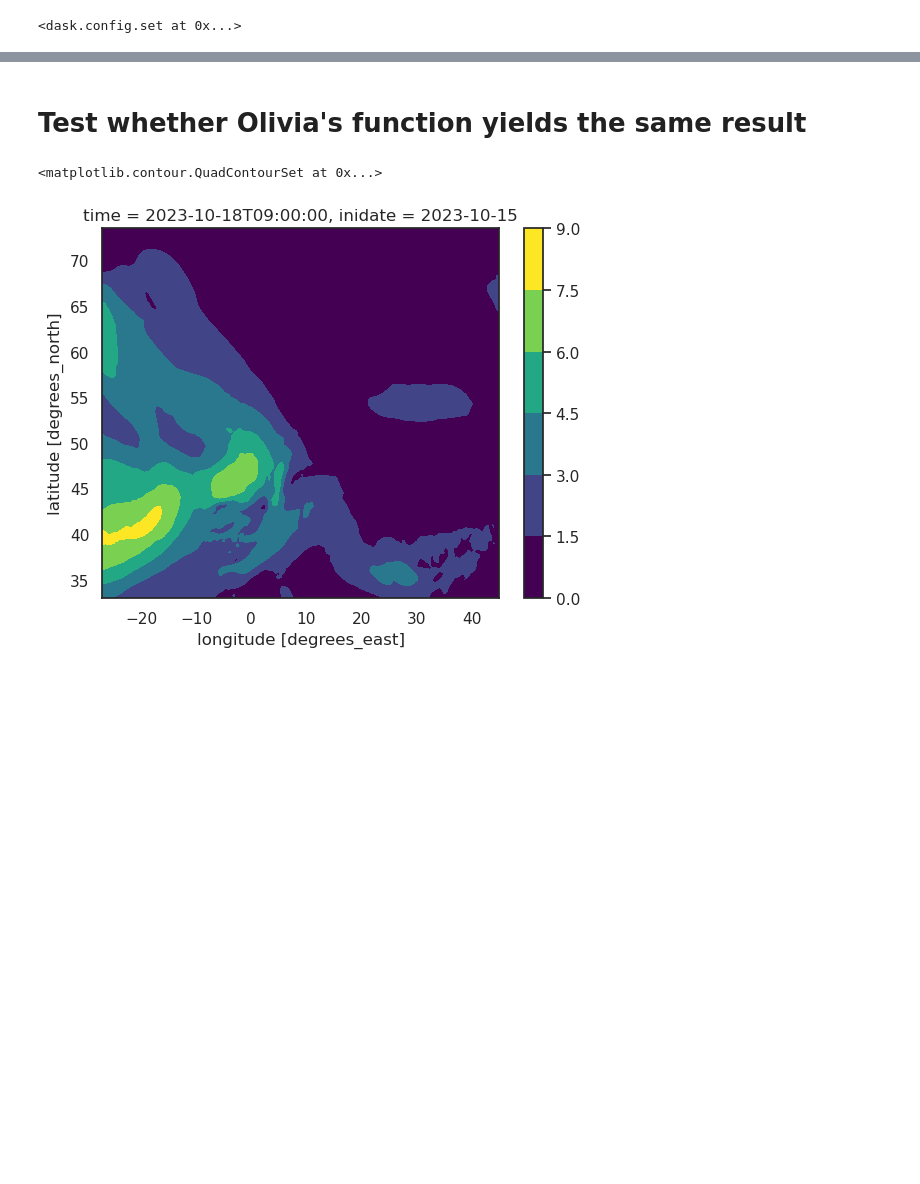
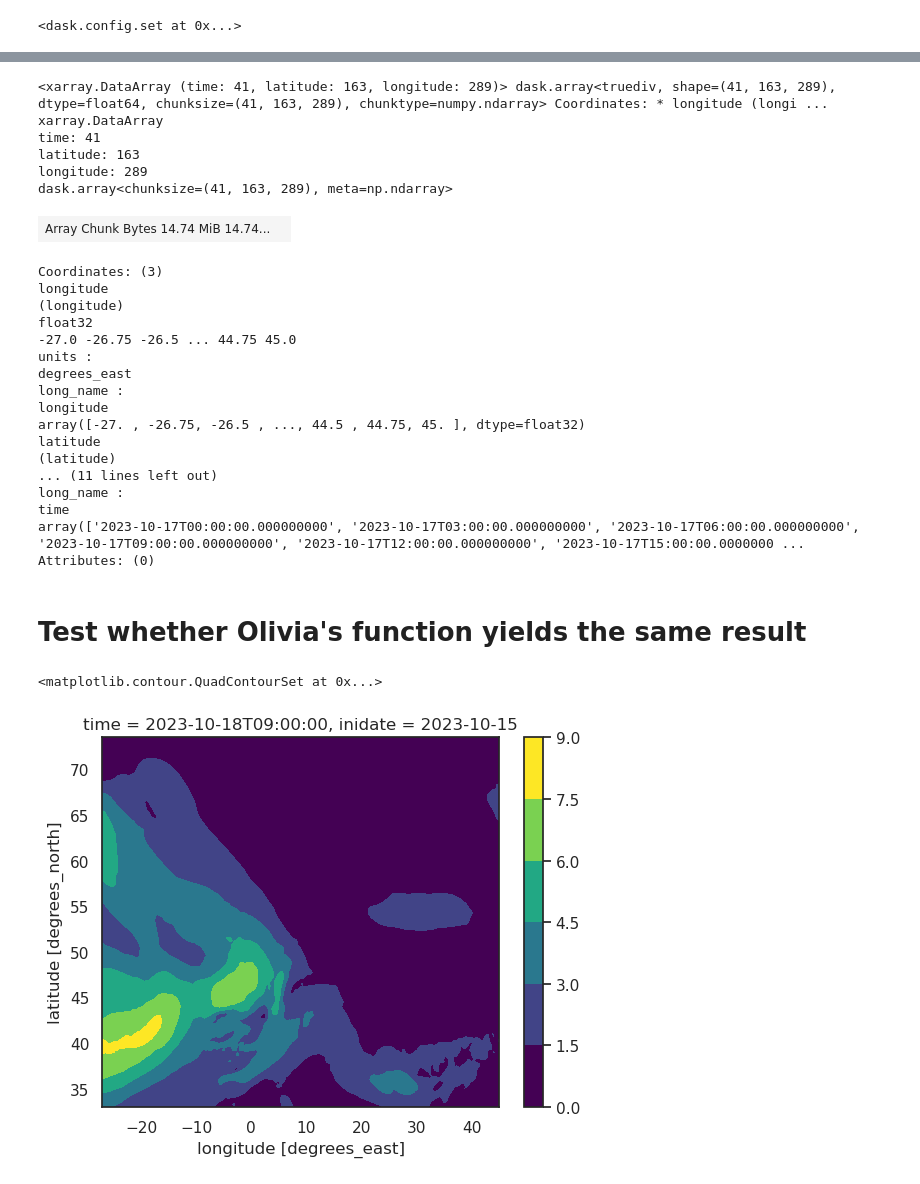
Before and after one commit to shirin-ermis/Storm_Babet, a Jupyter notebook: notebooks/05_atmospheric_rivers.ipynb, the cells around one changed output, grey strips where cells are left out. Saved outputs shown, nothing was run; the diff lists cells and outputs as text; code cells hidden in the pictures; blank space fills up the shorter version.

```diff
--- a/notebooks/05_atmospheric_rivers.ipynb
+++ b/notebooks/05_atmospheric_rivers.ipynb
@@ -126,3 +109,37 @@ plt.savefig('figures/05_ivt_curr_{}.pdf'.format(region))
+# %%
+# Import ERA5 data
+era5_dir = '/gf5/predict/AWH019_ERMIS_ATMICP/Babet/DATA/ERA5/EU025/pl/'
+era5 = xr.open_mfdataset(os.path.join(era5_dir, '*.nc'), engine='netcdf4')
+era5 = era5.sel(time=slice('2023-10-17 00', '2023-10-22 00'))
+# %%
+ivt_era = bb.Met.calc_ivt(era5.q, era5.u, era5.v)
+# %%
+ivt_era
+# %% [output]
+<xarray.DataArray (time: 41, latitude: 163, longitude: 289)> dask.array<truediv, shape=(41, 163, 289), dtype=float64, chunksize=(41, 163, 289), chunktype=numpy.ndarray> Coordinates: * longitude (longi ...
+xarray.DataArray
+time: 41
+latitude: 163
+longitude: 289
+dask.array<chunksize=(41, 163, 289), meta=np.ndarray>
+| Array Chunk Bytes 14.74 MiB 14.74... |  |
+Coordinates: (3)
+longitude
+(longitude)
+float32
+-27.0 -26.75 -26.5 ... 44.75 45.0
+units :
+degrees_east
+long_name :
+longitude
+array([-27. , -26.75, -26.5 , ..., 44.5 , 44.75, 45. ], dtype=float32)
+latitude
+(latitude)
+... (11 lines left out)
+long_name :
+time
+array(['2023-10-17T00:00:00.000000000', '2023-10-17T03:00:00.000000000', '2023-10-17T06:00:00.000000000', '2023-10-17T09:00:00.000000000', '2023-10-17T12:00:00.000000000', '2023-10-17T15:00:00.0000000 ...
+Attributes: (0)
 # %% [markdown]
 # Test whether Olivia's function yields the same result
 # %%
```
Also changed, not shown: parts of 9 cells of this notebook.
